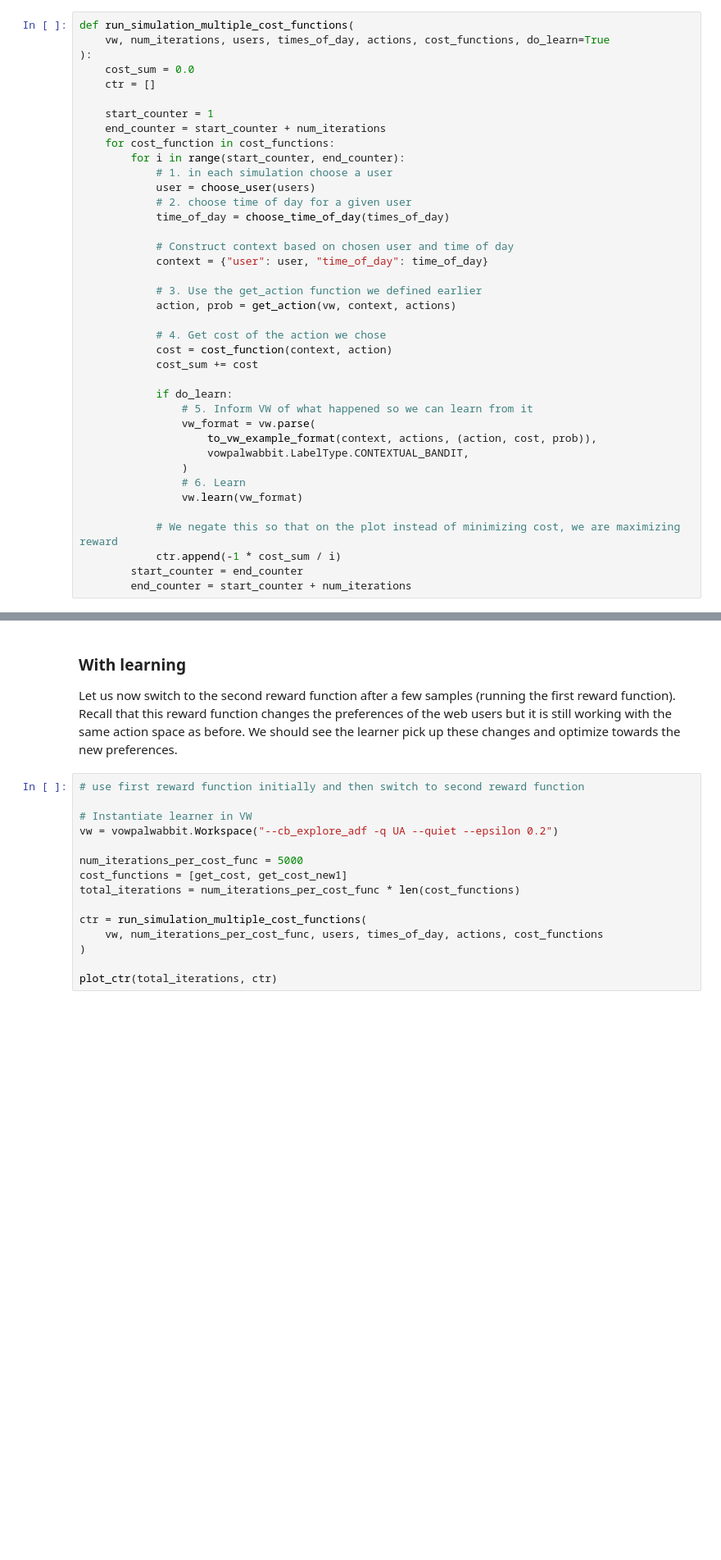
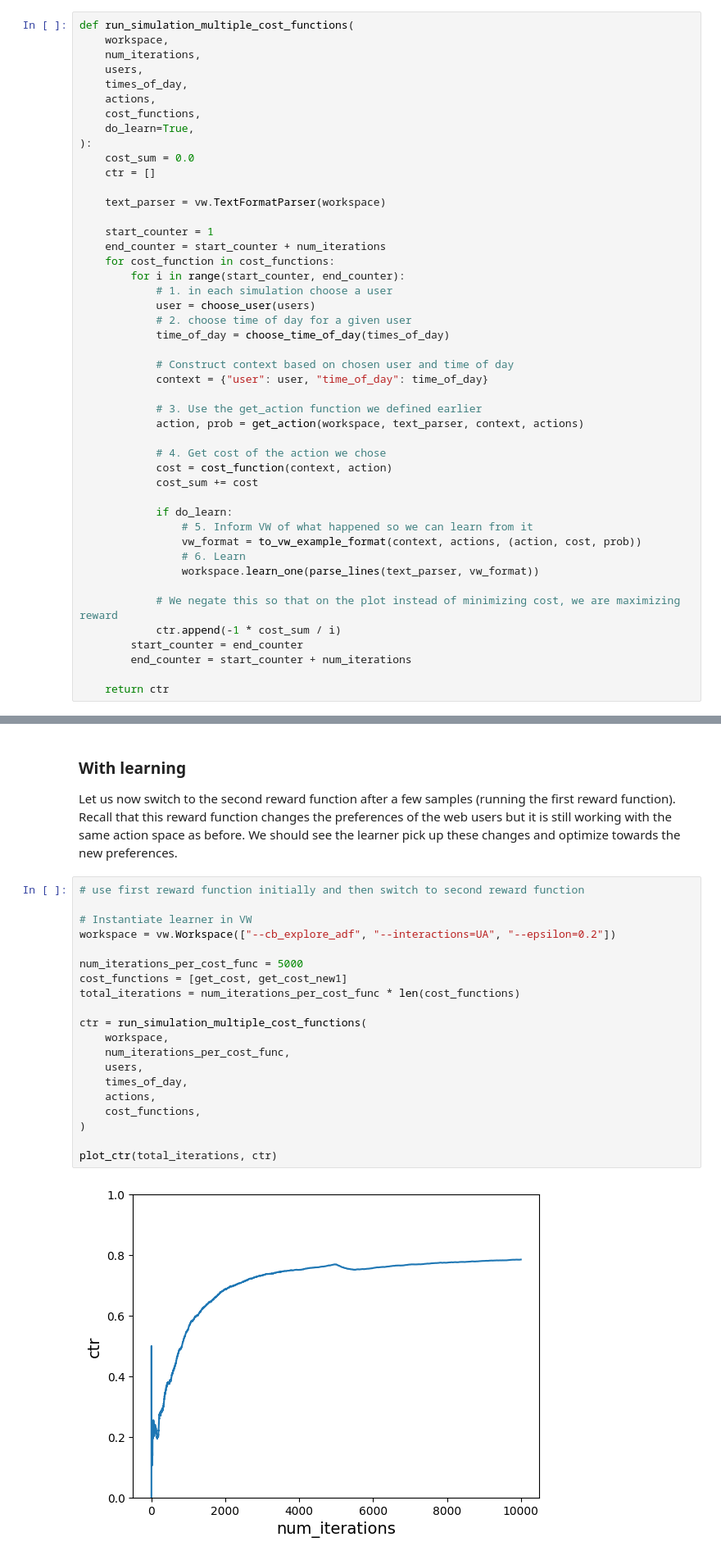
Before and after one commit to Sciform/sciform-hwz-rl-and-qml, a Jupyter notebook: RL_CaseStudyRL1.2_NewsPersonalizationWithContextualBandits.ipynb, the cells around one changed output, grey strips where cells are left out. Shown: that part at 82% size. Cells and saved outputs as stored; diff of their text form; blank space fills up the shorter version.

```diff
--- a/RL_CaseStudyRL1.2_NewsPersonalizationWithContextualBandits.ipynb
+++ b/RL_CaseStudyRL1.2_NewsPersonalizationWithContextualBandits.ipynb
@@ -294,10 +355,18 @@ get_preference_matrix(get_cost_new1)
 To make it easy to show the effect of the cost function changing we are going to modify the `run_simulation` function. It is a little less readable now, but it supports accepting a list of cost functions and it will operate over each cost function in turn. This is perfect for what we need.
 # %%
 def run_simulation_multiple_cost_functions(
-    vw, num_iterations, users, times_of_day, actions, cost_functions, do_learn=True
+    workspace,
+    num_iterations,
+    users,
+    times_of_day,
+    actions,
+    cost_functions,
+    do_learn=True,
 ):
     cost_sum = 0.0
     ctr = []
+
+    text_parser = vw.TextFormatParser(workspace)
 
     start_counter = 1
     end_counter = start_counter + num_iterations
@@ -312,7 +381,7 @@ def run_simulation_multiple_cost_functions(
             context = {"user": user, "time_of_day": time_of_day}
 
             # 3. Use the get_action function we defined earlier
-            action, prob = get_action(vw, context, actions)
+            action, prob = get_action(workspace, text_parser, context, actions)
 
             # 4. Get cost of the action we chose
             cost = cost_function(context, action)
@@ -320,14 +389,13 @@ def run_simulation_multiple_cost_functions(
 
             if do_learn:
                 # 5. Inform VW of what happened so we can learn from it
-                vw_format = vw.parse(
-                    to_vw_example_format(context, actions, (action, cost, prob)),
-                    vowpalwabbit.LabelType.CONTEXTUAL_BANDIT,
-                )
+                vw_format = to_vw_example_format(context, actions, (action, cost, prob))
                 # 6. Learn
-                vw.learn(vw_format)
+                workspace.learn_one(parse_lines(text_parser, vw_format))
 
             # We negate this so that on the plot instead of minimizing cost, we are maximizing reward
             ctr.append(-1 * cost_sum / i)
         start_counter = end_counter
         end_counter = start_counter + num_iterations
+
+    return ctr
@@ -378,18 +405,25 @@ Let us now switch to the second reward function after a few samples (running the
 # %%
 # use first reward function initially and then switch to second reward function
 
 # Instantiate learner in VW
-vw = vowpalwabbit.Workspace("--cb_explore_adf -q UA --quiet --epsilon 0.2")
+workspace = vw.Workspace(["--cb_explore_adf", "--interactions=UA", "--epsilon=0.2"])
 
 num_iterations_per_cost_func = 5000
 cost_functions = [get_cost, get_cost_new1]
 total_iterations = num_iterations_per_cost_func * len(cost_functions)
 
 ctr = run_simulation_multiple_cost_functions(
-    vw, num_iterations_per_cost_func, users, times_of_day, actions, cost_functions
+    workspace,
+    num_iterations_per_cost_func,
+    users,
+    times_of_day,
+    actions,
+    cost_functions,
 )
 
 plot_ctr(total_iterations, ctr)
+# %% [output]
+[figure, added]
 # %% [markdown]
 **Note:** The initial spike in CTR depends on the rewards received for the first few examples. When you run on your own, you may see something different initially because our simulator is designed to have randomness.
 
```
Also changed, not shown: parts of 25 cells of this notebook, 1 other file.
